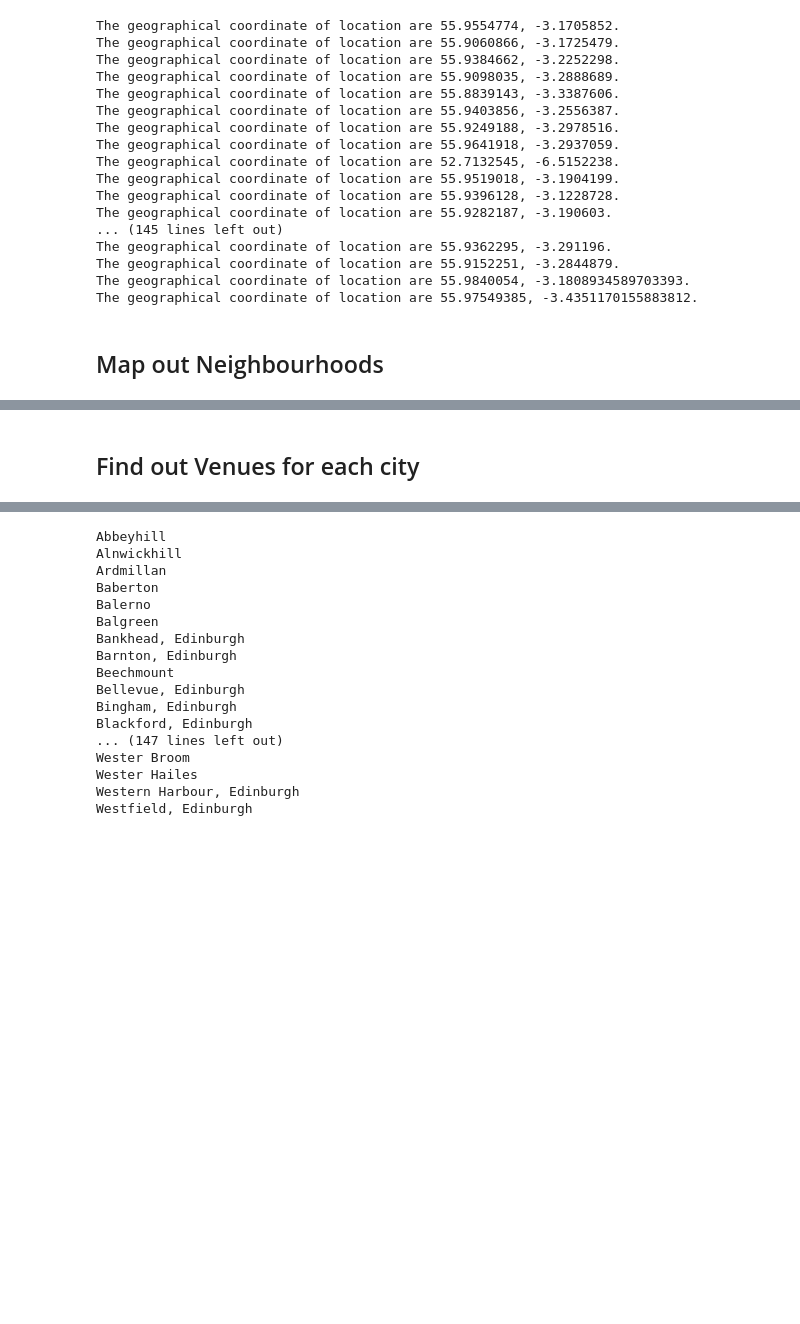
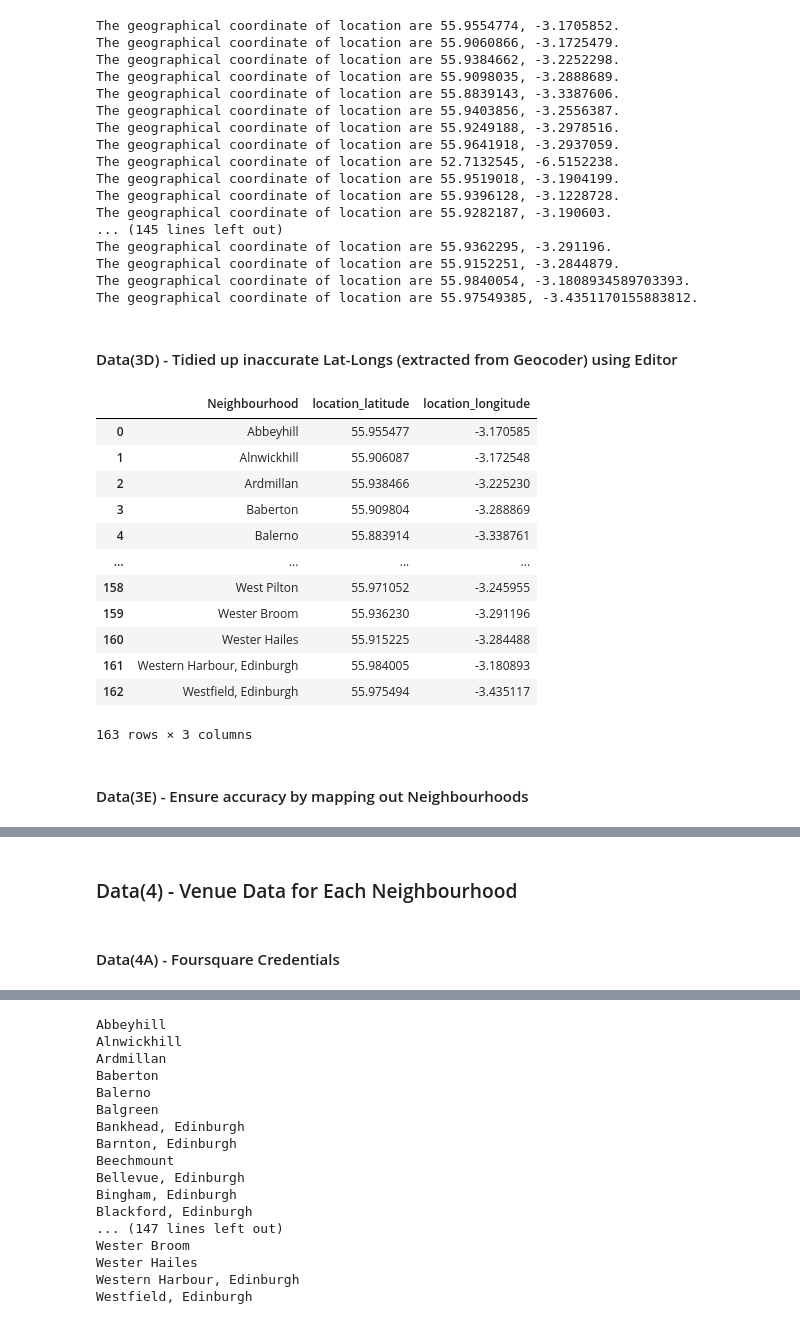
Before and after one commit to enthufil/coursera_capstone, a Jupyter notebook: Capstone_The-Battle-of-the-Neighborhoods_Gab.ipynb, the cells around one changed output, grey strips where cells are left out. Drawn from its saved outputs; the diff is of its cells as text; code cells hidden in the pictures; blank space fills up the shorter version.

```diff
--- a/Capstone_The-Battle-of-the-Neighborhoods_Gab.ipynb
+++ b/Capstone_The-Battle-of-the-Neighborhoods_Gab.ipynb
@@ -158,11 +180,28 @@ The geographical coordinate of location are 55.9362295, -3.291196.
 The geographical coordinate of location are 55.9152251, -3.2844879.
 The geographical coordinate of location are 55.9840054, -3.1808934589703393.
 The geographical coordinate of location are 55.97549385, -3.4351170155883812.
+# %% [markdown]
+#### Data(3D) - Tidied up inaccurate Lat-Longs (extracted from Geocoder) using Editor
 # %%
 df2=pd.read_csv('Sg1.csv')
 df2=df2.drop(['Unnamed: 0'], axis=1)
+df2
+# %% [output]
+|  | Neighbourhood | location_latitude | location_longitude |
+| 0 | Abbeyhill | 55.955477 | -3.170585 |
+| 1 | Alnwickhill | 55.906087 | -3.172548 |
+| 2 | Ardmillan | 55.938466 | -3.225230 |
+| 3 | Baberton | 55.909804 | -3.288869 |
+| 4 | Balerno | 55.883914 | -3.338761 |
+| ... | ... | ... | ... |
+| 158 | West Pilton | 55.971052 | -3.245955 |
+| 159 | Wester Broom | 55.936230 | -3.291196 |
+| 160 | Wester Hailes | 55.915225 | -3.284488 |
+| 161 | Western Harbour, Edinburgh | 55.984005 | -3.180893 |
+| 162 | Westfield, Edinburgh | 55.975494 | -3.435117 |
+163 rows × 3 columns
 # %% [markdown]
-## Map out Neighbourhoods
+#### Data(3E) - Ensure accuracy by mapping out Neighbourhoods
 # %%
 map_edin = folium.Map(location=[55.9533,-3.1883], zoom_start=11)
 
@@ -183,8 +222,10 @@ for lat, lng, Neighbourhood in zip(df2['location_latitude'], df2['location_longi
 map_edin
 # %% [output]
 [interactive output not drawn]
-# %% [markdown]
-## Find out Venues for each city
+# %% [markdown]
+### Data(4) - Venue Data for Each Neighbourhood
+# %% [markdown]
+#### Data(4A) - Foursquare Credentials
 # %%
 CLIENT_ID = 'NSORKPHBIOMJTE5V0S2D3TUB1XEUIR02T53XLNM4HX30XCYS' # your Foursquare ID
 CLIENT_SECRET = 'LLFBS34PAR2VUU1VI5QITYWGHHZ2NWX3RAQAG2MKUTNIKEJR' # your Foursquare Secret
```
Also changed, not shown: parts of 13 cells of this notebook.
